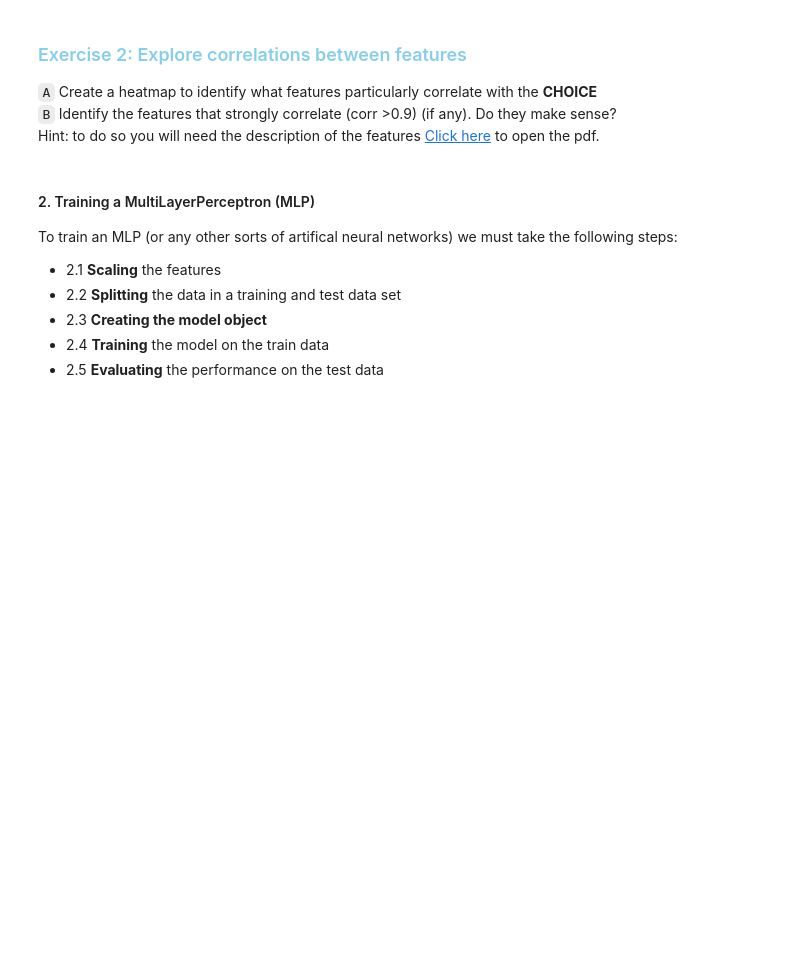
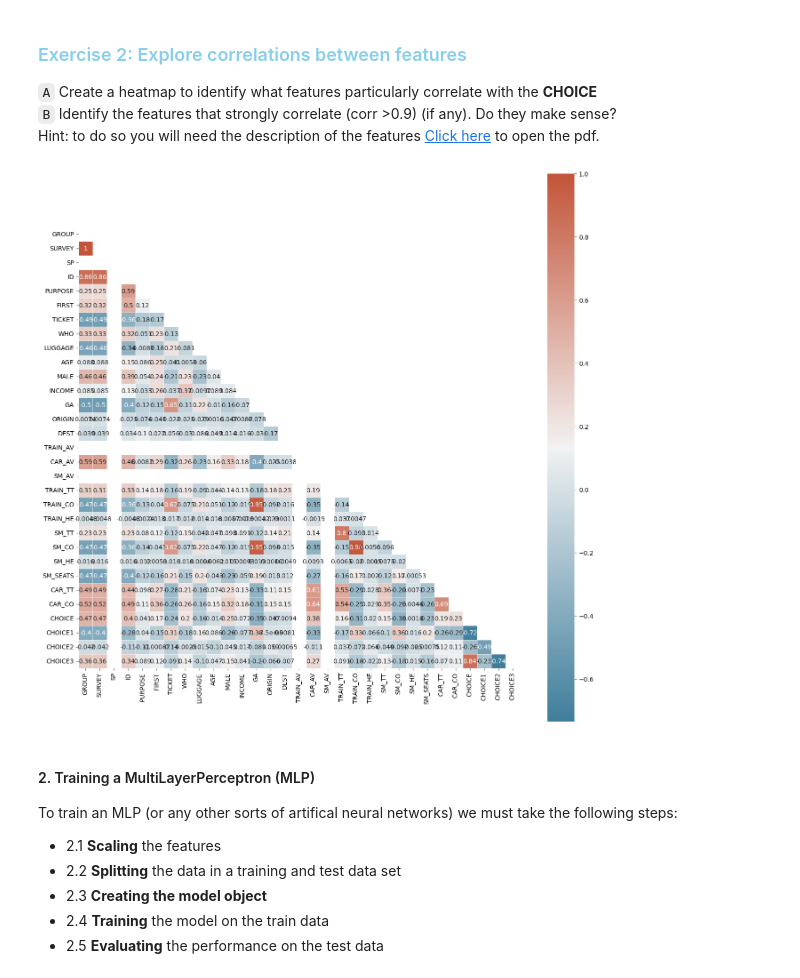
Before and after one commit to alexjansink/Q2_2023, a Jupyter notebook: Lab_sessions/lab_session_02/lab_session_02.ipynb, the cells around one changed output. Saved outputs shown, nothing was run; the diff lists cells and outputs as text; code cells hidden in the pictures; blank space fills up the shorter version.

```diff
--- a/Lab_sessions/lab_session_02/lab_session_02.ipynb
+++ b/Lab_sessions/lab_session_02/lab_session_02.ipynb
@@ -130,3 +152,29 @@ Hint: to do so you will need the description of the features [Click here](https:
+# %%
+# heatmap of correlations
+# Create plot
+f, axes = plt.subplots(figsize=(16,16))
+fig.set_tight_layout(True)
+
+# Since choice is categorical, we one-hot encode them (a.k.a dummy encoding)
+dff = df.copy()
+dff['CHOICE1'] = dff['CHOICE'] == 1
+dff['CHOICE2'] = dff['CHOICE'] == 2
+dff['CHOICE3'] = dff['CHOICE'] == 3
+
+# Compute correlation matrix
+corr = dff.corr()
+
+# Create upper triangular matrix to mask the upper triangular part of the heatmap
+corr_mask = np.triu(np.ones_like(corr, dtype=bool))
+
+# Generate a custom diverging colormap (because it looks better)
+corr_cmap = sns.diverging_palette(230, 20, as_cmap=True)
+
+# Plot the heatmap
+sns.heatmap(corr, mask = corr_mask, cmap=corr_cmap, annot=True,square = True, linewidths=.5, ax = axes)
+plt.show()
+# %% [output]
+[figure, added]
 # %% [markdown]
 #### 2. Training a MultiLayerPerceptron (MLP)
 To train an MLP (or any other sorts of artifical neural networks) we must take the following steps:<br>
```
Also changed, not shown: parts of 29 cells of this notebook.
